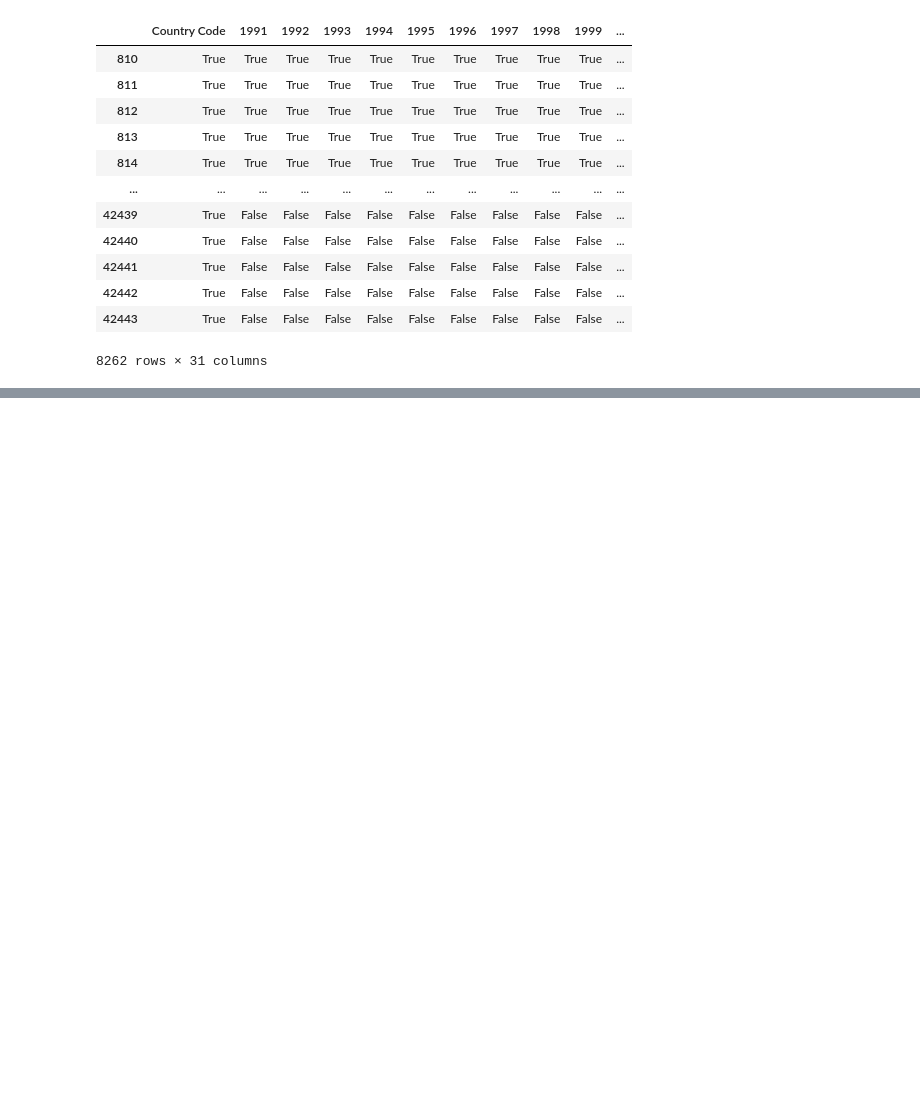
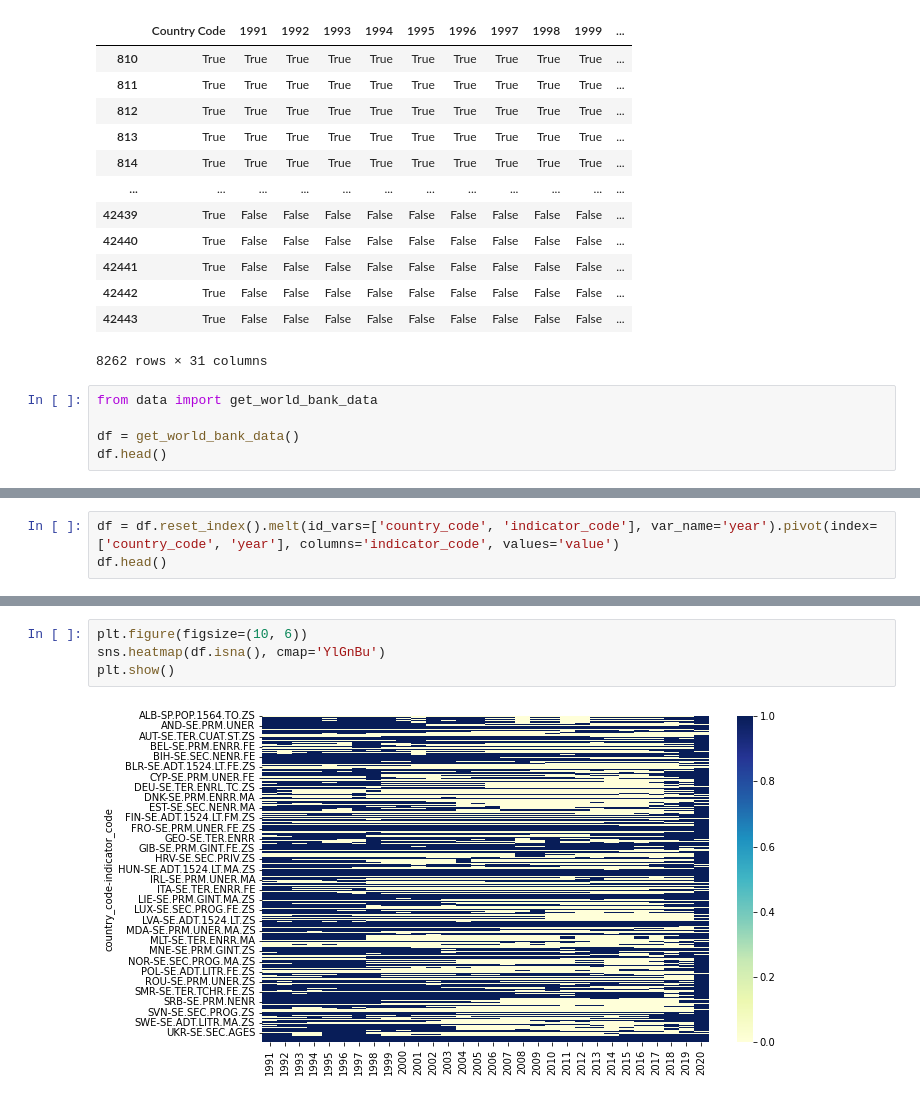
Before and after one commit to MarkusKiesel93/VisualDS_education_dashboard, a Jupyter notebook: wrangle.ipynb, the cells around one changed output, grey strips where cells are left out. Drawn from its saved outputs; the diff is of its cells as text; blank space fills up the shorter version.

Commit message:
work on data wrangling, add gdp and learning outcome

```diff
--- a/wrangle.ipynb
+++ b/wrangle.ipynb
@@ -203,3 +92,8 @@ d3
 | 42442 | True | False | False | False | False | False | False | False | False | False | ... |
 | 42443 | True | False | False | False | False | False | False | False | False | False | ... |
 8262 rows × 31 columns
+# %%
+from data import get_world_bank_data
+
+df = get_world_bank_data()
+df.head()
@@ -205,0 +109,3 @@ d3
+# %%
+df = df.reset_index().melt(id_vars=['country_code', 'indicator_code'], var_name='year').pivot(index=['country_code', 'year'], columns='indicator_code', values='value')
+df.head()
@@ -205,0 +121,6 @@ d3
+# %%
+plt.figure(figsize=(10, 6))
+sns.heatmap(df.isna(), cmap='YlGnBu')
+plt.show()
+# %% [output]
+[figure, added]
```
Also changed, not shown: parts of 44 cells of this notebook, 9 other files.
